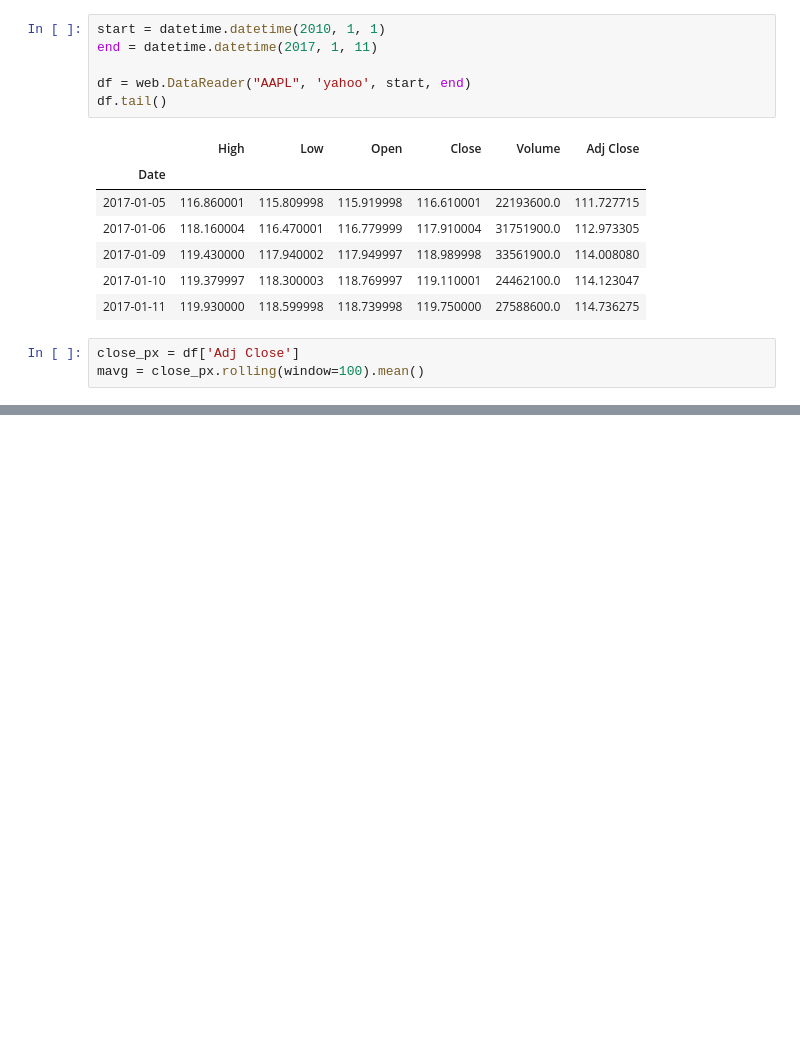
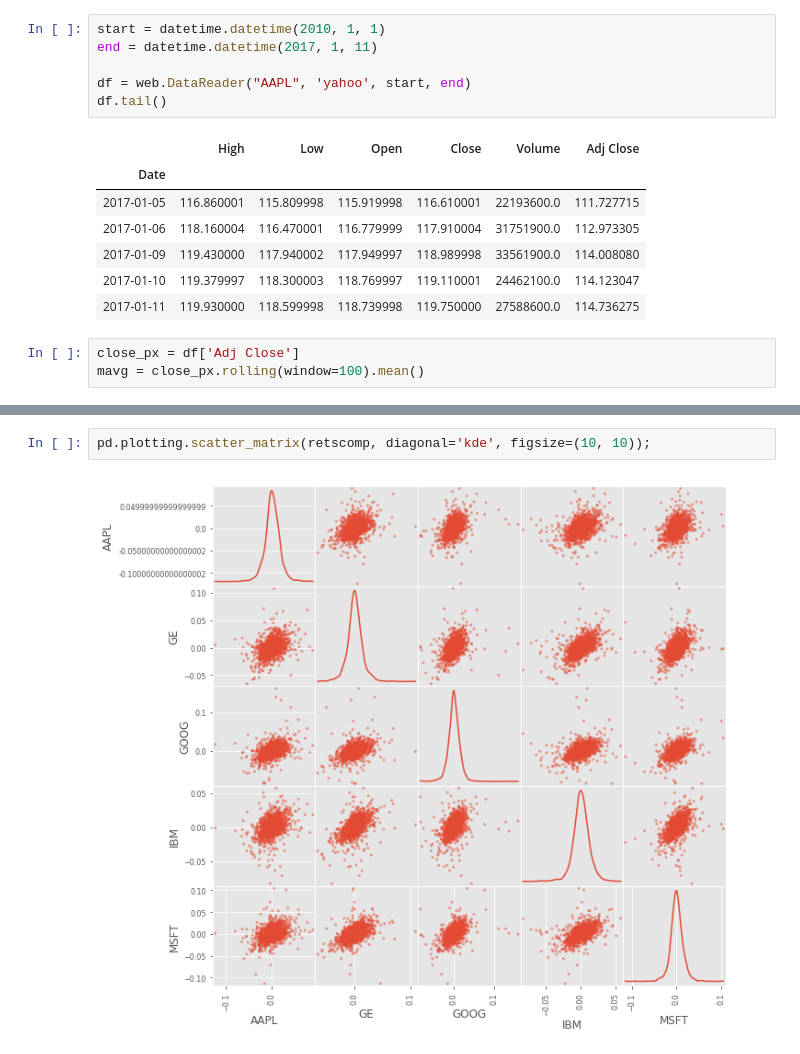
Before and after one commit to matejkvassay/jupyter-notebooks, a Jupyter notebook: notebooks/misc/trading/12_min_pandas_stock_analysis.ipynb, the cells around one changed output, grey strips where cells are left out. Drawn from its saved outputs; the diff is of its cells as text; blank space fills up the shorter version.

```diff
--- a/notebooks/misc/trading/12_min_pandas_stock_analysis.ipynb
+++ b/notebooks/misc/trading/12_min_pandas_stock_analysis.ipynb
@@ -28,0 +59,4 @@ mavg = close_px.rolling(window=100).mean()
+# %%
+pd.plotting.scatter_matrix(retscomp, diagonal='kde', figsize=(10, 10));
+# %% [output]
+[figure, added]
```
Also changed, not shown: parts of 11 cells of this notebook.
